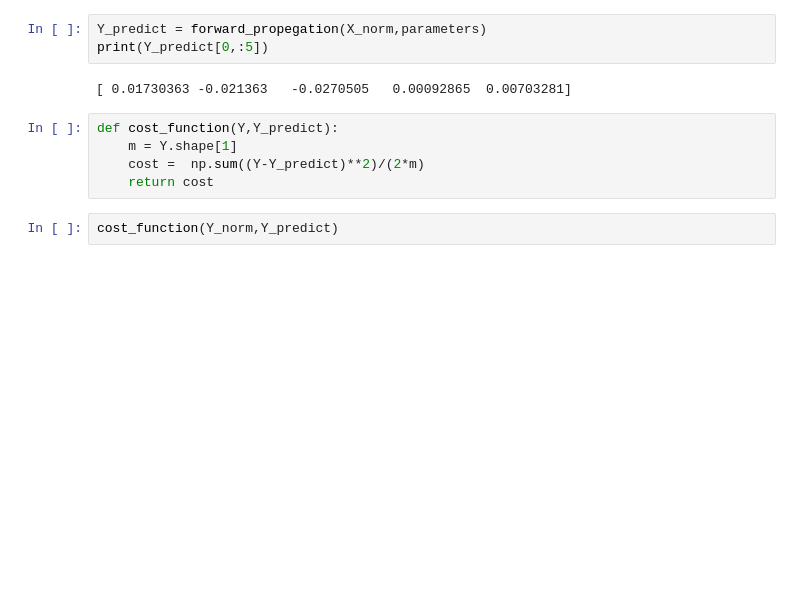
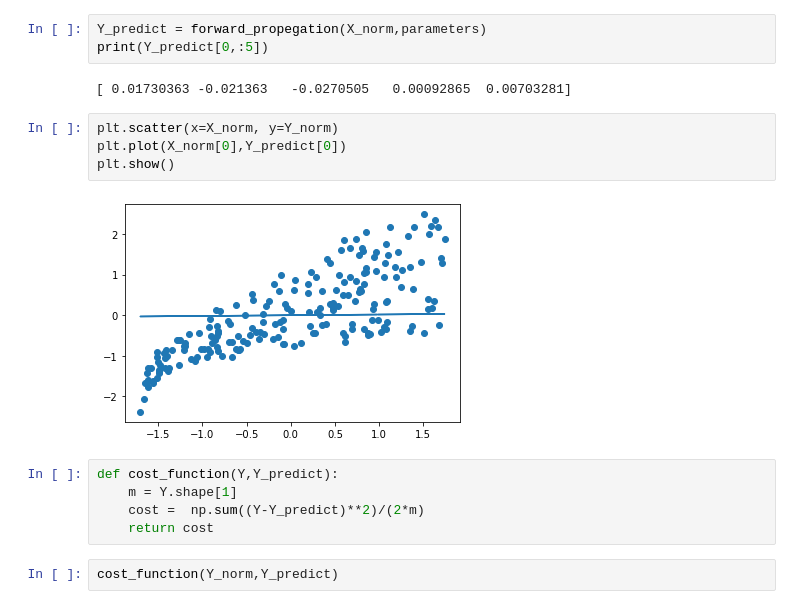
Before and after one commit to AbanoubYounan/Build-Linear-Regression-Model-from-Scratch, a Jupyter notebook: Linear Regression from Scratch.ipynb, the cells around one changed output. Drawn from its saved outputs; the diff is of its cells as text; blank space fills up the shorter version.

```diff
--- a/Linear Regression from Scratch.ipynb
+++ b/Linear Regression from Scratch.ipynb
@@ -70,6 +71,12 @@ Y_predict = forward_propegation(X_norm,parameters)
 print(Y_predict[0,:5])
 # %% [output]
 [ 0.01730363 -0.021363   -0.0270505   0.00092865  0.00703281]
+# %%
+plt.scatter(x=X_norm, y=Y_norm)
+plt.plot(X_norm[0],Y_predict[0])
+plt.show()
+# %% [output]
+[figure, added]
 # %%
 def cost_function(Y,Y_predict):
     m = Y.shape[1]
```
Also changed, not shown: parts of 18 cells of this notebook, 1 other file.
